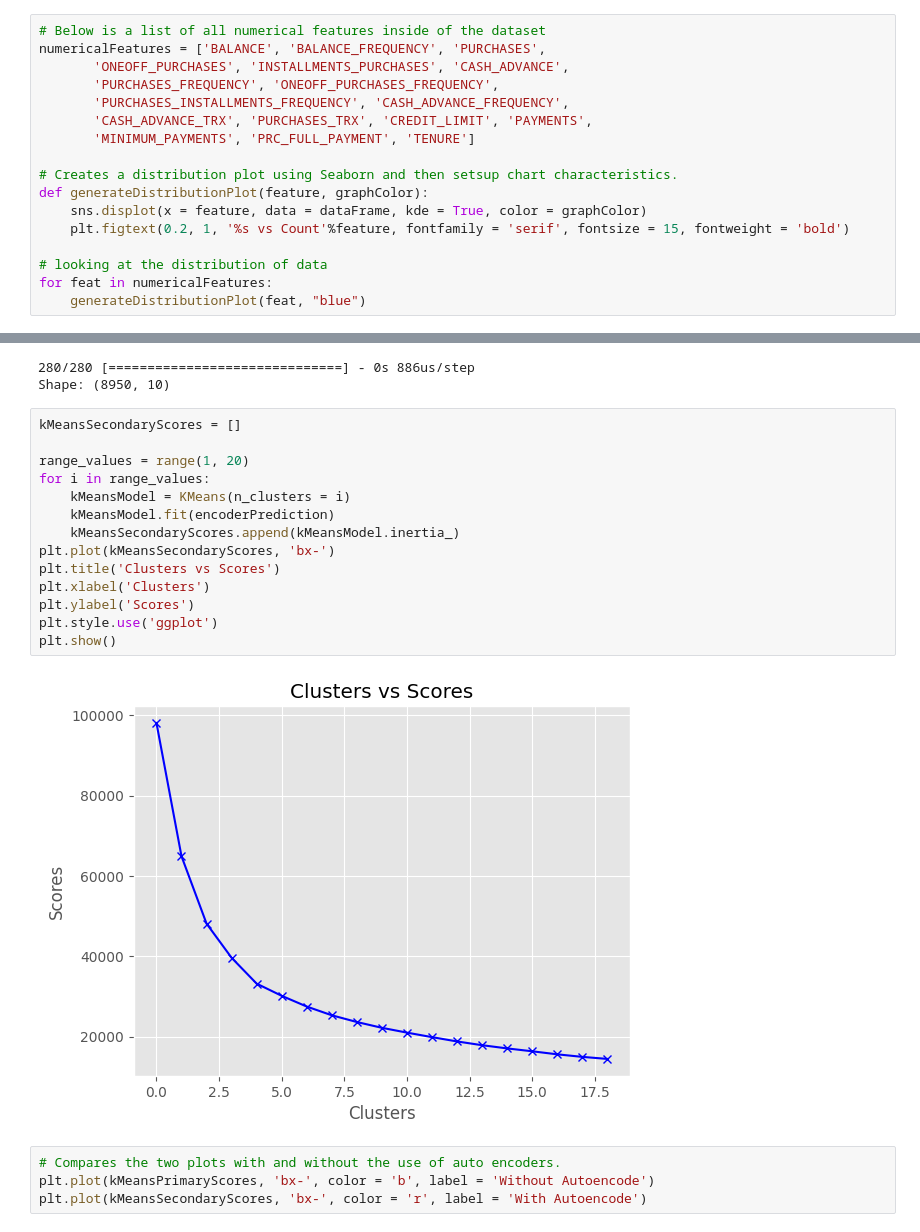
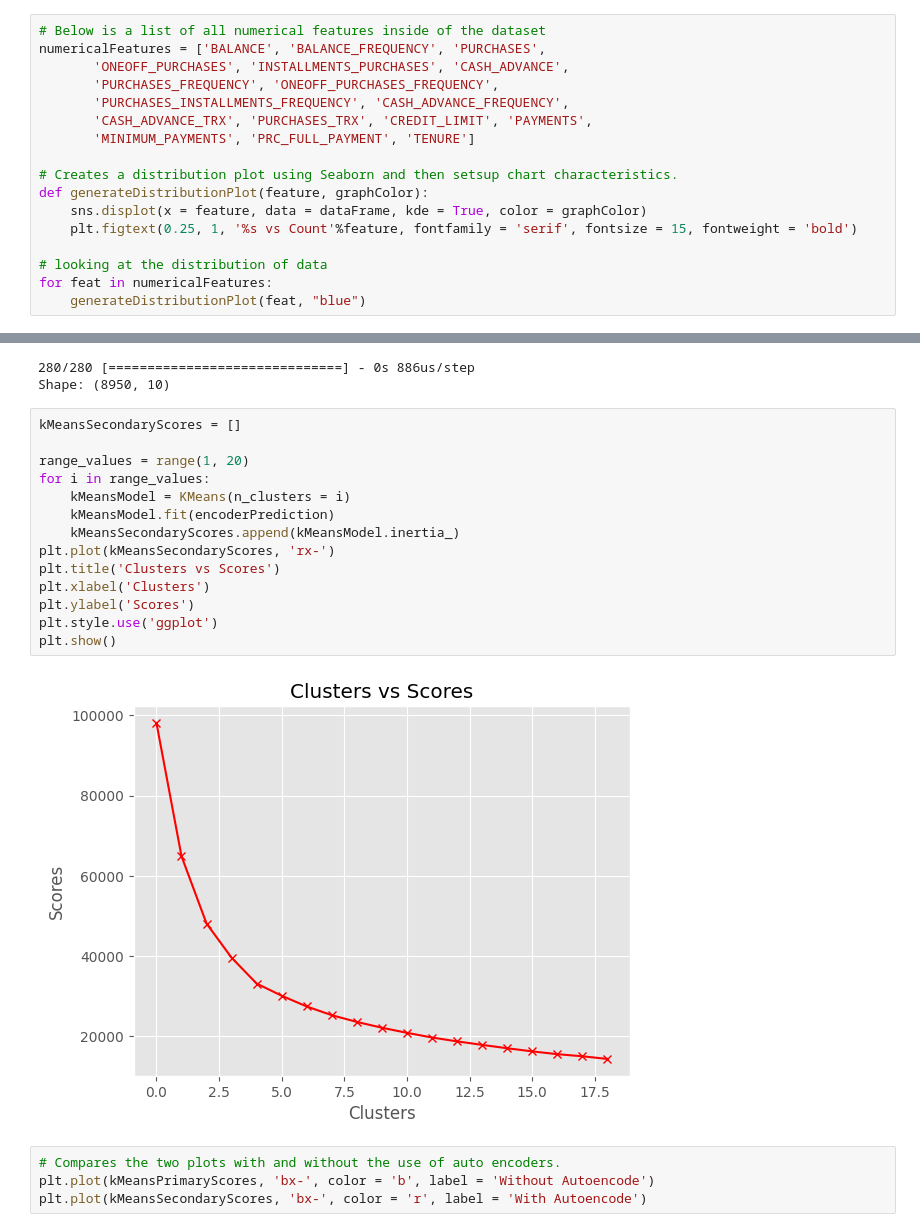
Before and after one commit to blinKAlliance/Unsupervised-Machine-Learning---Credit-Card-Clustering, a Jupyter notebook: creditCardClusting.ipynb, the cells around one changed output, grey strips where cells are left out. Saved outputs shown, nothing was run; the diff lists cells and outputs as text.

```diff
--- a/creditCardClusting.ipynb
+++ b/creditCardClusting.ipynb
@@ -193,7 +197,7 @@ numericalFeatures = ['BALANCE', 'BALANCE_FREQUENCY', 'PURCHASES',
 # Creates a distribution plot using Seaborn and then setsup chart characteristics.
 def generateDistributionPlot(feature, graphColor):
     sns.displot(x = feature, data = dataFrame, kde = True, color = graphColor)
-    plt.figtext(0.2, 1, '%s vs Count'%feature, fontfamily = 'serif', fontsize = 15, fontweight = 'bold')
+    plt.figtext(0.25, 1, '%s vs Count'%feature, fontfamily = 'serif', fontsize = 15, fontweight = 'bold')
 
 # looking at the distribution of data
 for feat in numericalFeatures:
@@ -510,19 +514,19 @@ Shape: (8950, 10)
 # %%
 kMeansSecondaryScores = []
 
 range_values = range(1, 20)
 for i in range_values:
     kMeansModel = KMeans(n_clusters = i)
     kMeansModel.fit(encoderPrediction)
     kMeansSecondaryScores.append(kMeansModel.inertia_)
-plt.plot(kMeansSecondaryScores, 'bx-')
+plt.plot(kMeansSecondaryScores, 'rx-')
 plt.title('Clusters vs Scores')
 plt.xlabel('Clusters')
 plt.ylabel('Scores')
 plt.style.use('ggplot')
 plt.show()
 # %% [output]
-[figure, old version]
+[figure, new version]
 # %%
 # Compares the two plots with and without the use of auto encoders.
 plt.plot(kMeansPrimaryScores, 'bx-', color = 'b', label = 'Without Autoencode')
```
Also changed, not shown: parts of 8 cells of this notebook, 1 other file.
